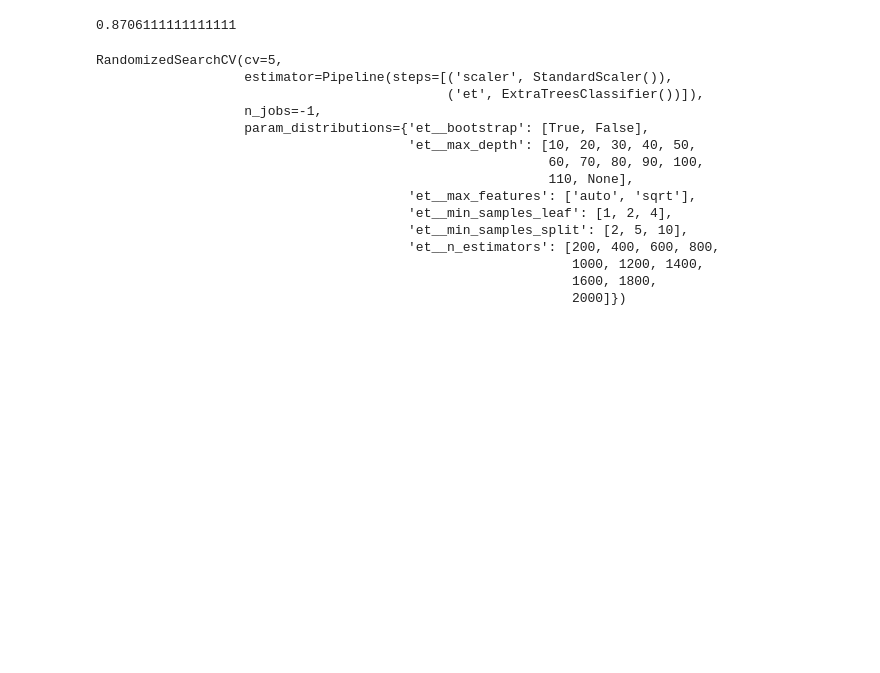
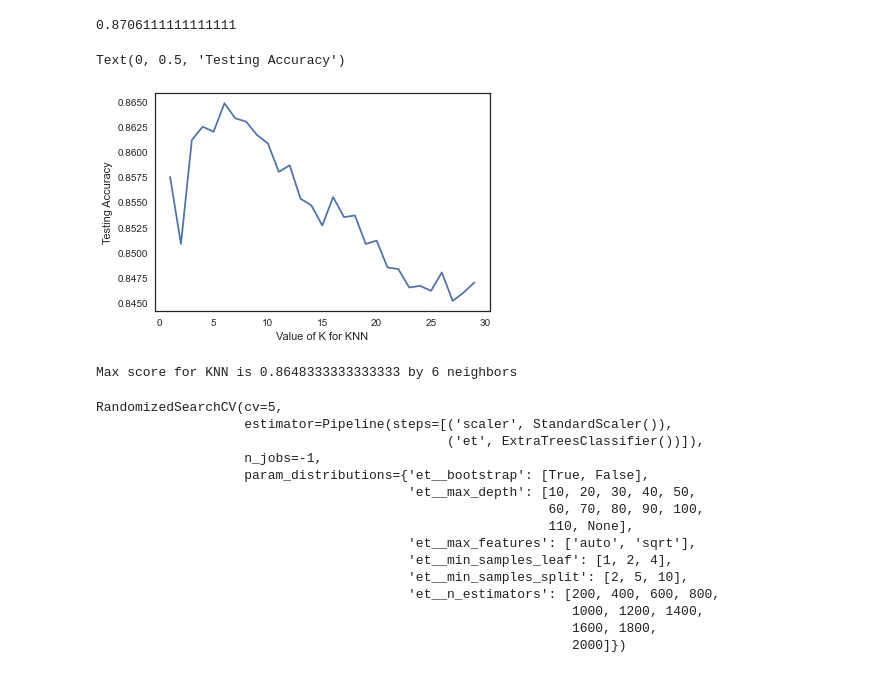
Before and after one commit to noamya-sh/Final-project-SemesterB, a Jupyter notebook: Fashion-Mnist.ipynb, the cells around one changed output. Cells and saved outputs as stored; diff of their text form; code cells hidden in the pictures; blank space fills up the shorter version.

```diff
--- a/Fashion-Mnist.ipynb
+++ b/Fashion-Mnist.ipynb
@@ -291,6 +274,25 @@ rf_random.best_params_
 rf_random.best_score_
 # %% [output]
 0.8706111111111111
+# %%
+k_range = list(range(1, 30))
+sc=[]
+for k in k_range:
+    temp_pipe_knn= Pipeline([('scaler', StandardScaler()),('knn', KNeighborsClassifier(n_neighbors=k,n_jobs=-1))])
+    temp_pipe_knn.fit(x_train_pca, y_train)
+    sc.append(temp_pipe_knn.score(x_test_pca,y_test))
+#plot graph showing percentage of accuracy by number of neighbors
+plt.plot(k_range, sc)
+plt.xlabel('Value of K for KNN')
+plt.ylabel('Testing Accuracy')
+# %% [output]
+Text(0, 0.5, 'Testing Accuracy')
+[figure, added]
+# %%
+max_sc=max(sc)
+print("Max score for KNN is",max_sc,"by",sc.index(max_sc)+1,"neighbors")
+# %% [output]
+Max score for KNN is 0.8648333333333333 by 6 neighbors
 # %%
 random_grid = {'et__n_estimators': n_estimators,
                'et__max_features': max_features,
```
Also changed, not shown: parts of 14 cells of this notebook.
